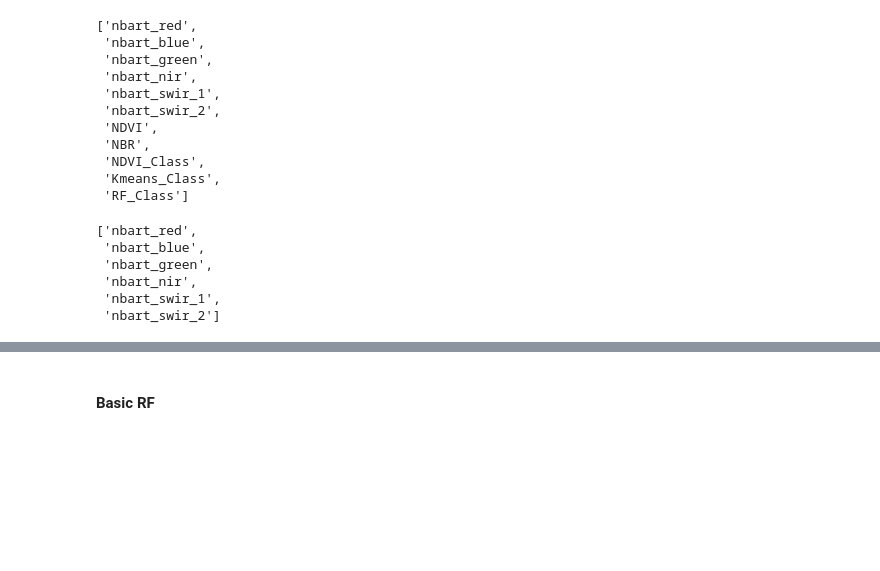
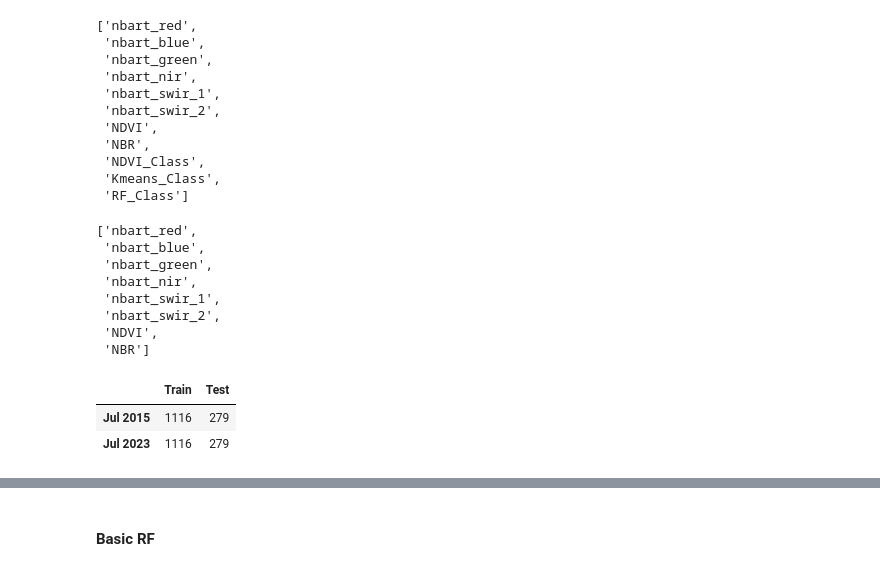
Before and after one commit to mjdear68/Traprock_KBA_Change_Detection, a Jupyter notebook: nbk/class_data_prep.ipynb, the cells around one changed output, grey strips where cells are left out. Saved outputs shown, nothing was run; the diff lists cells and outputs as text; code cells hidden in the pictures; blank space fills up the shorter version.

```diff
--- a/nbk/class_data_prep.ipynb
+++ b/nbk/class_data_prep.ipynb
@@ -572,7 +575,7 @@ list(ds.data_vars.keys())
  'Kmeans_Class',
  'RF_Class']
 # %%
-rf_vars = [list(ds.data_vars.keys())[i] for i in np.arange(6)]
+rf_vars = [list(ds.data_vars.keys())[i] for i in np.arange(8)]
 rf_vars
 # %% [output]
 ['nbart_red',
@@ -580,12 +583,22 @@ rf_vars
  'nbart_green',
  'nbart_nir',
  'nbart_swir_1',
- 'nbart_swir_2']
+ 'nbart_swir_2',
+ 'NDVI',
+ 'NBR']
 # %%
 X = [gdf[rf_vars] for gdf in gtp_equal]
 y = [gdf[y_var] for gdf in gtp_equal]
 # %%
 gtp_tt = [train_test_split(X[i], y[i], test_size=0.2, random_state=random_state) for i in [0,1]]
+# %%
+pd.DataFrame([[int(len(gtp_tt[i][0])/len(cl_labels)),int(len(gtp_tt[i][1])/len(cl_labels))] for i in [0,1]],
+            columns=['Train', 'Test'],
+            index=periods)
+# %% [output]
+|  | Train | Test |
+| Jul 2015 | 1116 | 279 |
+| Jul 2023 | 1116 | 279 |
 # %%
 for i in [0,1]:
     print(gtp_tt[i][0][:5])
```
Also changed, not shown: parts of 5 cells of this notebook, 3 other files.
